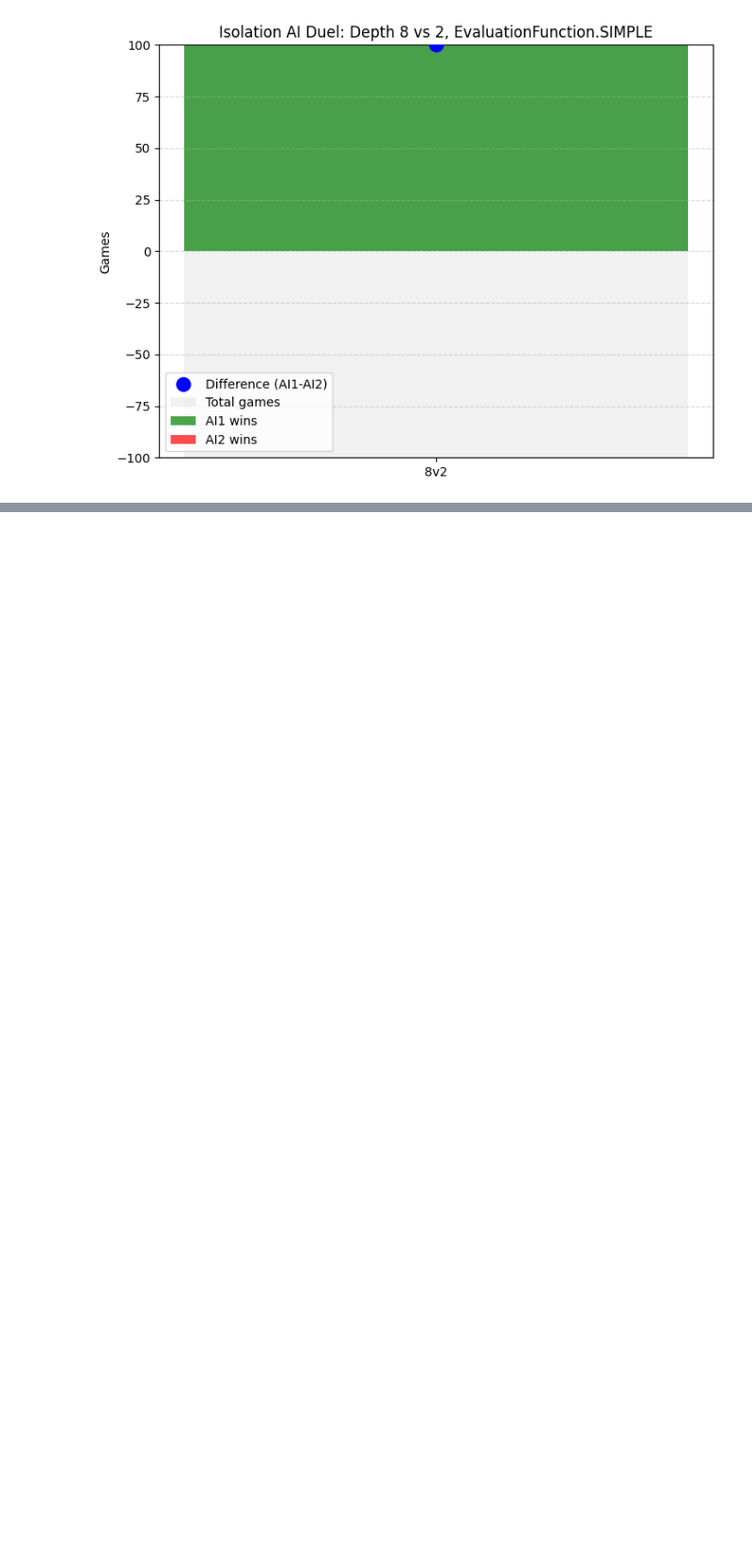
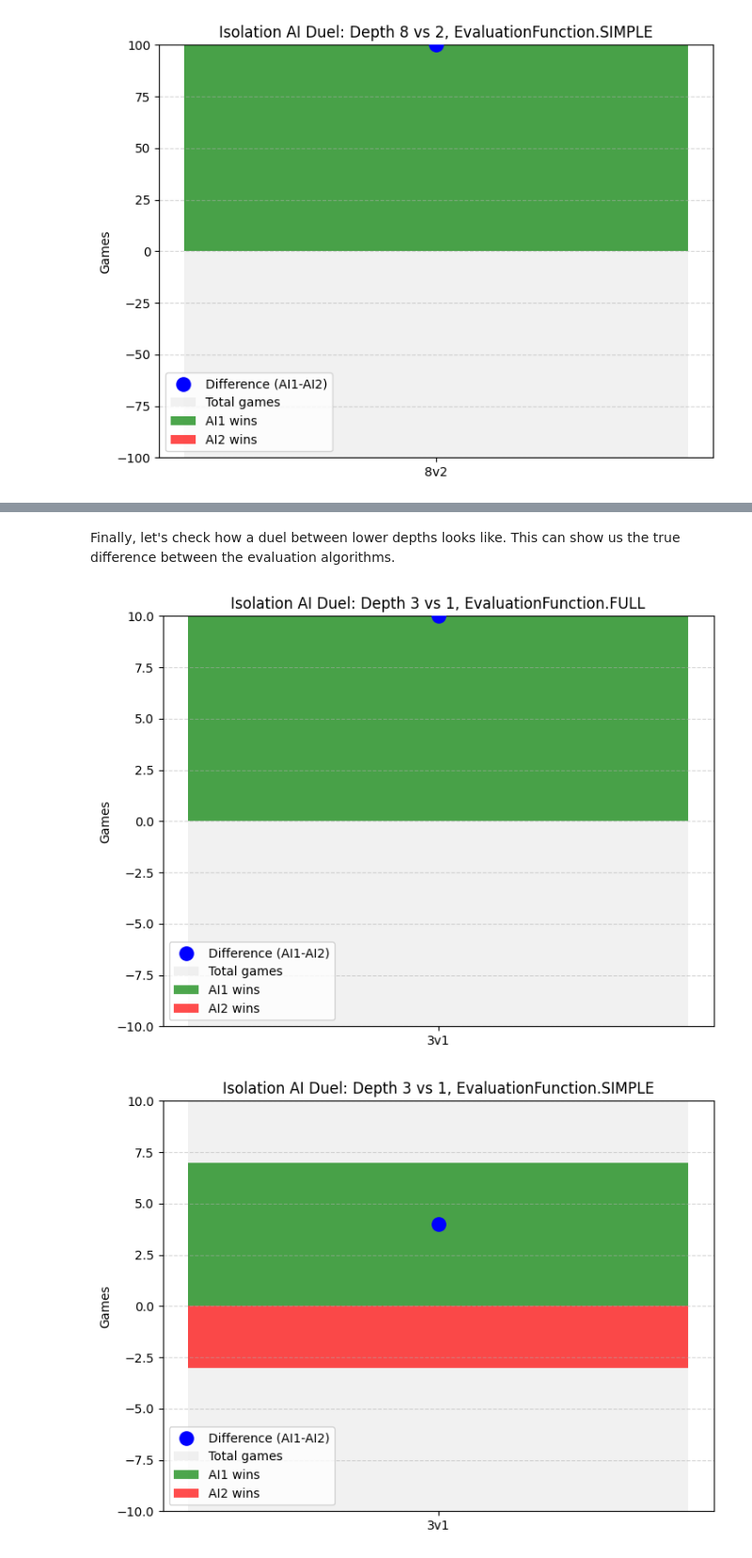
Before and after one commit to pitkwiecien/MachineLearning, a Jupyter notebook: TwoPlayerGames/isolation.ipynb, the cells around one changed output, grey strips where cells are left out. Shown at 94% size. Cells and saved outputs as stored; diff of their text form; code cells hidden in the pictures; blank space fills up the shorter version.

```diff
--- a/TwoPlayerGames/isolation.ipynb
+++ b/TwoPlayerGames/isolation.ipynb
@@ -414,0 +481,11 @@ sim.plot_duel_result(results_simple, evaluation_function=EvaluationFunction.SIMP
+# %% [markdown]
+Finally, let's check how a duel between lower depths looks like. This can show us the true difference between the evaluation algorithms.
+# %%
+sim = IsolationMultiSim(size=5)
+results_full = sim.run_duel((3, 1), n_games=10, evaluation_function=EvaluationFunction.FULL)
+results_simple = sim.run_duel((3, 1), n_games=10, evaluation_function=EvaluationFunction.SIMPLE)
+sim.plot_duel_result(results_full, evaluation_function=EvaluationFunction.FULL)
+sim.plot_duel_result(results_simple, evaluation_function=EvaluationFunction.SIMPLE);
+# %% [output]
+[figure, added]
+[figure, added]
```
Also changed, not shown: parts of 29 cells of this notebook, 1 other file.
